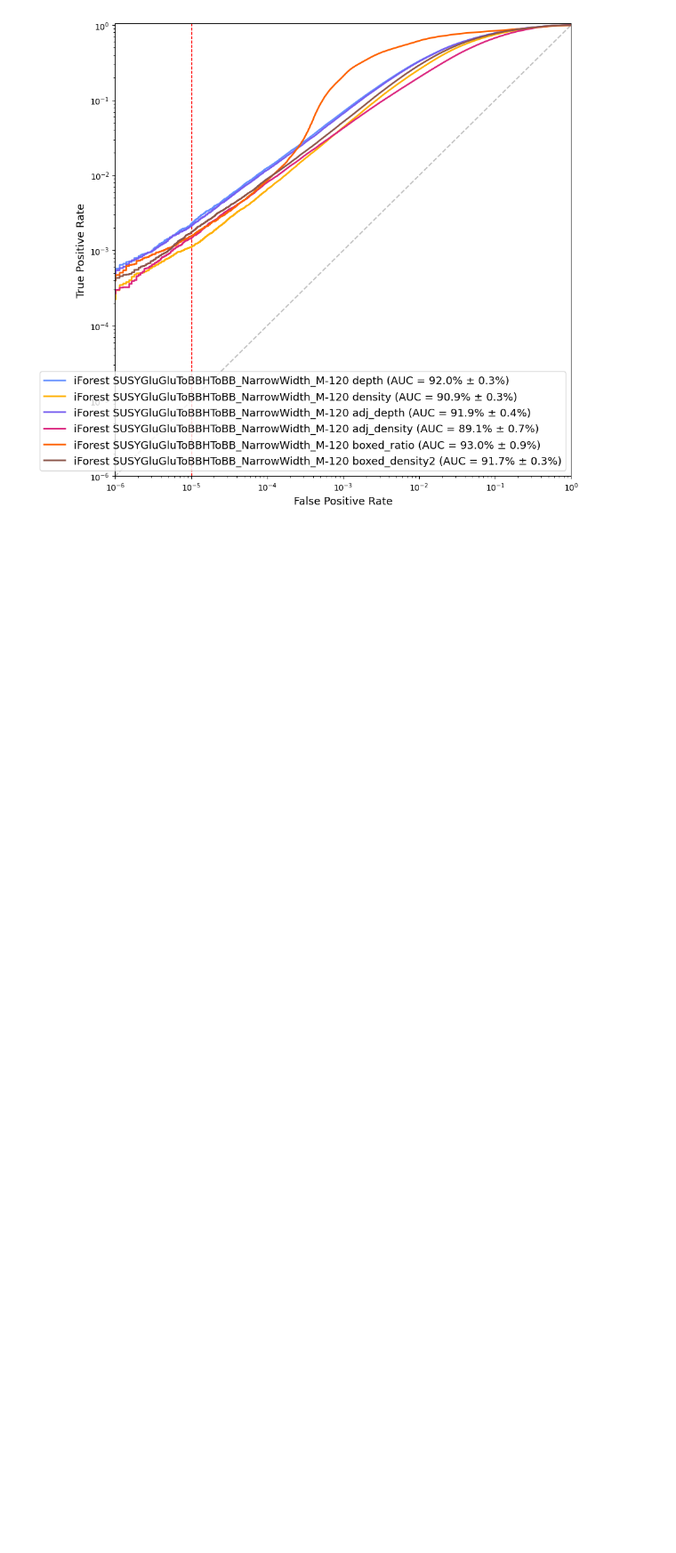
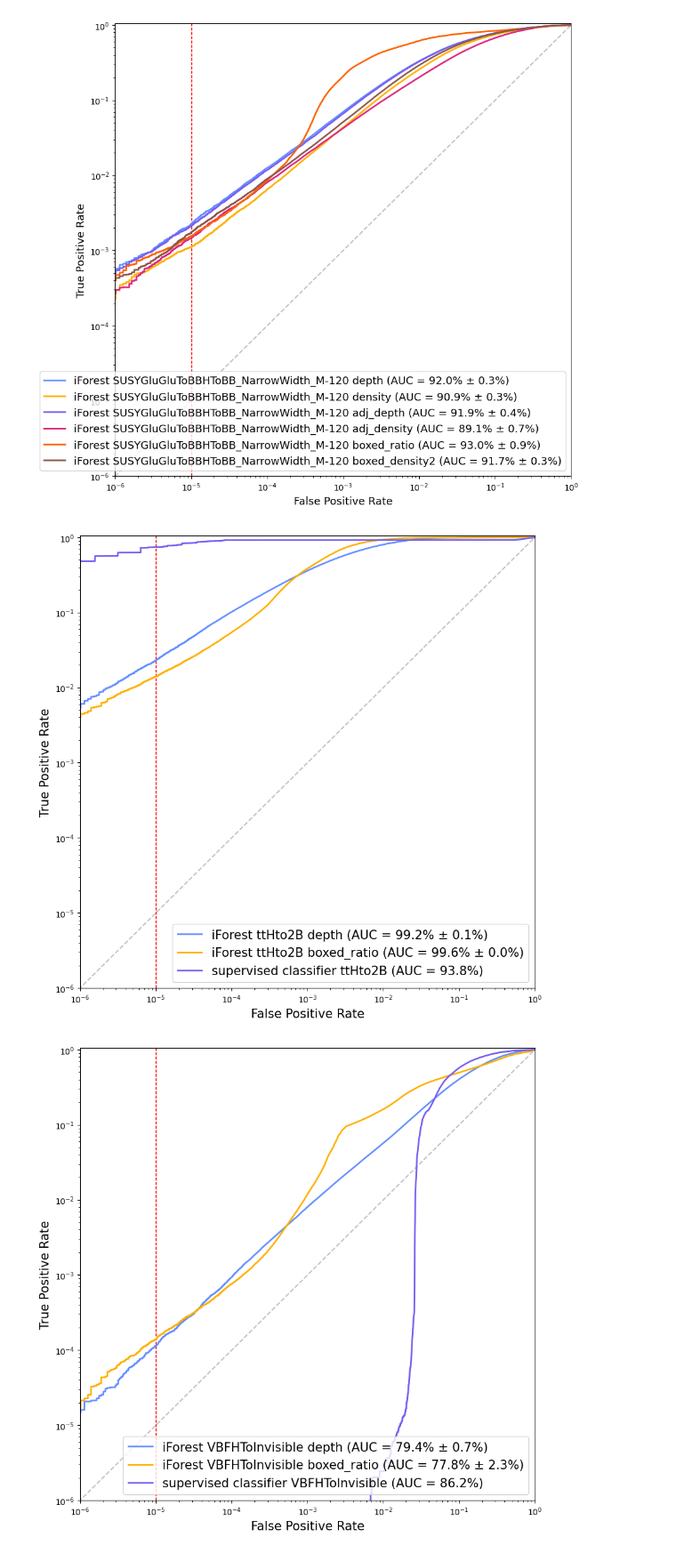
Before and after one commit to jprendi/thesis, a Jupyter notebook: Untitled-1_anothertrail.ipynb, the cells around one changed output. Shown at 89% size. Cells and saved outputs as stored; diff of their text form; code cells hidden in the pictures; blank space fills up the shorter version.

Commit message:
summary plots NN+iforest models (axol1tl missing!)

```diff
--- a/Untitled-1_anothertrail.ipynb
+++ b/Untitled-1_anothertrail.ipynb
@@ -2,6 +2,10 @@
 sigkeys = ["ttHto2B", "VBFHToInvisible", "GluGluHToGG_M-90", "HTo2LongLivedTo4b_MH-125_MFF-12_CTau-900mm", "ggXToYYTo2Mu2E_m18", "GluGluHToTauTau", "SMS-Higgsino", "SUSYGluGluToBBHToBB_NarrowWidth_M-120"]
 scoring_metrics = ["depth", "density", "adj_depth", "adj_density", "boxed_ratio", "boxed_density2"]
 # %%
+scoring_metrics = ["depth", "density", "adj_depth", "adj_density", "boxed_ratio", "boxed_density2"]
+
+ibm_color_blind_palette = ["#648fff", "#ffb000", "#785ef0", "#dc267f", "#fe6100", "#8c564b"]
+
 for sig_key in sigkeys:
     plt.figure(figsize=(10,10))
     plt.plot(np.linspace(0, 1), np.linspace(0, 1), '--', color='0.75')
@@ -31,3 +35,37 @@ for sig_key in sigkeys:
 [figure]
 [figure]
 [figure]
+# %%
+for sig_key in sigkeys:
+    plt.figure(figsize=(10,10))
+    plt.plot(np.linspace(0, 1), np.linspace(0, 1), '--', color='0.75')
+    plt.xlim([10**-(6), 1.0])
+    plt.ylim([10**-(6), 1.05])
+    plt.axvline(0.00001, color='red', linestyle='dashed', linewidth=1) # threshold value for measuring anomaly detection efficiency
+    plt.xlabel('False Positive Rate',fontsize=15)
+    plt.ylabel('True Positive Rate',fontsize=15)
+    plt.semilogx()
+    plt.semilogy()
+
+    results = f"results/isotree/kfold_models/{sig_key}_ntrees_100__scoring_metric_depth__5"
+    with open(results, 'rb') as f:
+        results_dict_iso = pickle.load(f)
+    plt.plot(results_dict_iso["ROCAUC"]["base"], results_dict_iso["ROCAUC"]["mean_curve"], color= ibm_color_blind_palette[0], lw=2, label = f'iForest {sig_key} depth (AUC = %.01f%% ± %.01f%%)' % (results_dict_iso["ROCAUC"]["auc_mean"] * 100, results_dict_iso["ROCAUC"]['auc_unc'] * 100))
+
+    results = f"results/isotree/kfold_models/{sig_key}_ntrees_100__scoring_metric_boxed_ratio__5"
+    with open(results, 'rb') as f:
+        results_dict_iso = pickle.load(f)
+    plt.plot(results_dict_iso["ROCAUC"]["base"], results_dict_iso["ROCAUC"]["mean_curve"], color= ibm_color_blind_palette[1], lw=2, label = f'iForest {sig_key} boxed_ratio (AUC = %.01f%% ± %.01f%%)' % (results_dict_iso["ROCAUC"]["auc_mean"] * 100, results_dict_iso["ROCAUC"]['auc_unc'] * 100))
+
+    results = f'results/supervised_classifier_performance/supervised_{sig_key}.pkl'
+    with open(results, 'rb') as f:
+        results_dict_sup = pickle.load(f)
+    plt.plot(results_dict_sup["FPR"], results_dict_sup["TPR"], lw=2, color=ibm_color_blind_palette[2], label=f'supervised classifier {sig_key} (AUC = %.01f%%)' % (results_dict_sup["AUC"]* 100))
+
+
+    plt.legend(loc='lower right',fontsize=15)
+    plt.savefig(f"scans/{sig_key}_summary_iforest_NN")
+    plt.show()
+# %% [output]
+[figure, added]
+[figure, added]
```
Also changed, not shown: parts of 1 cell of this notebook, 8 other files.
